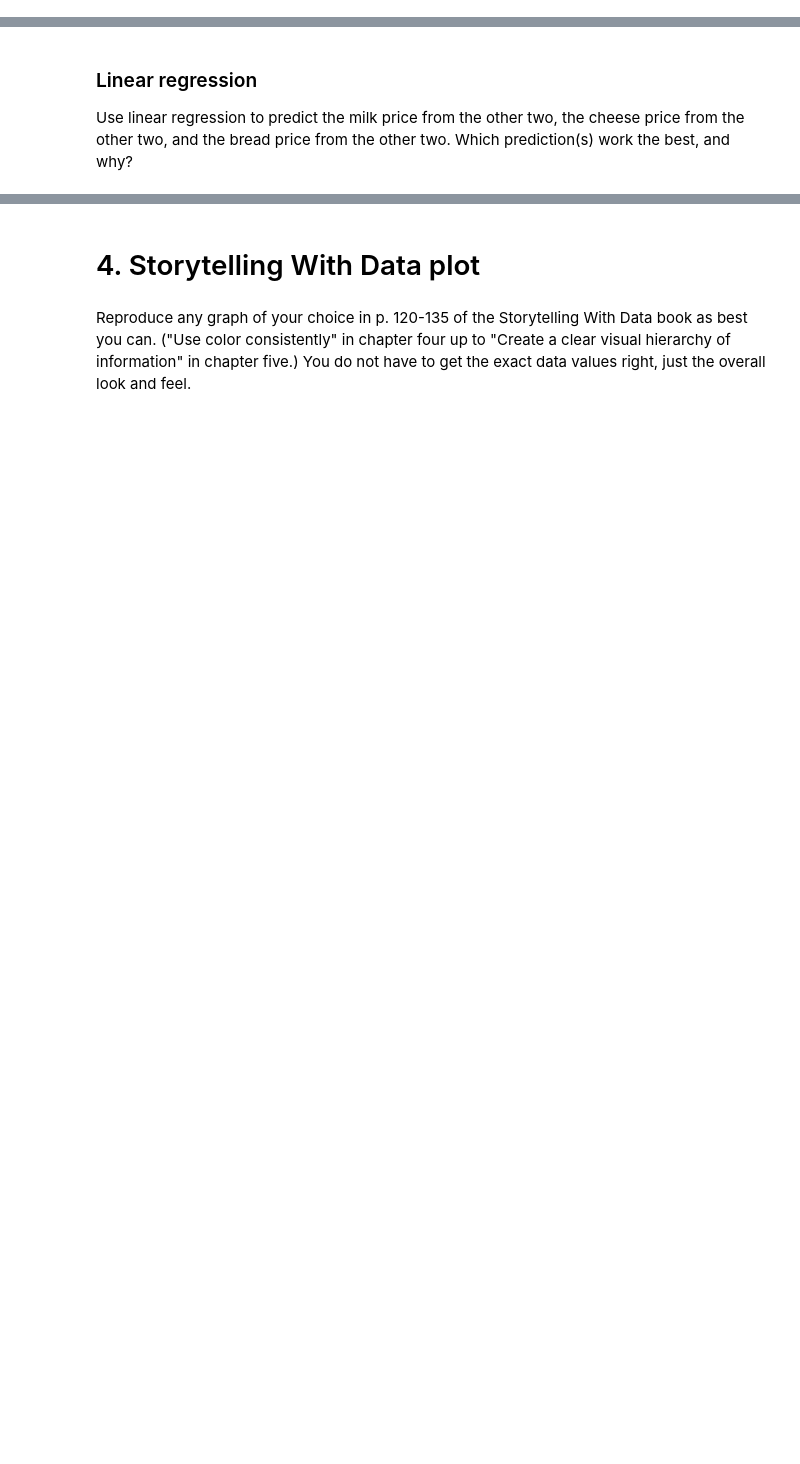
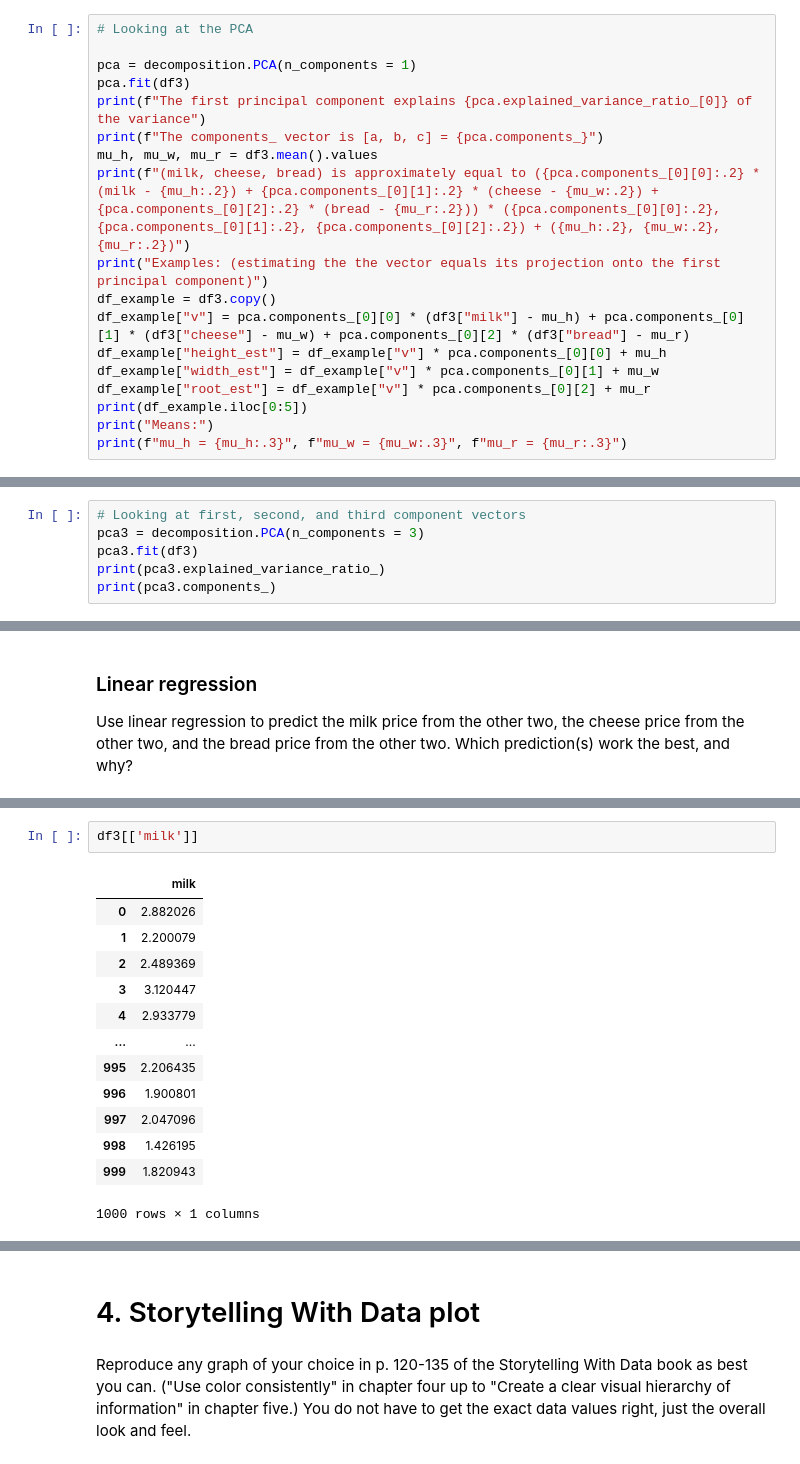
Before and after one commit to Haleymussary00/Module-B-semester-2, a Jupyter notebook: Week8.ipynb, the cells around one changed output, grey strips where cells are left out. Drawn from its saved outputs; the diff is of its cells as text; blank space fills up the shorter version.

```diff
--- a/Week8.ipynb
+++ b/Week8.ipynb
@@ -359,3 +364,21 @@ ax.set_ylabel("CHeese Price")
 Perform a principal component analysis of the data.  What are the first, second, and third component vectors?
 
 Challenge question: explain why the three vectors point as they do.  (Could someone have guessed the order of the three vectors, even before running the analysis?)
+# %%
+# Looking at the PCA
+
+pca = decomposition.PCA(n_components = 1)
+pca.fit(df3)
+print(f"The first principal component explains {pca.explained_variance_ratio_[0]} of the variance")
+print(f"The components_ vector is [a, b, c] = {pca.components_}")
+mu_h, mu_w, mu_r = df3.mean().values
+print(f"(milk, cheese, bread) is approximately equal to ({pca.components_[0][0]:.2} * (milk - {mu_h:.2}) + {pca.components_[0][1]:.2} * (cheese - {mu_w:.2}) + {pca.components_[0][2]:.2} * (bread - {mu_r:.2})) * ({pca.components_[0][0]:.2}, {pca.components_[0][1]:.2}, {pca.components_[0][2]:.2}) + ({mu_h:.2}, {mu_w:.2}, {mu_r:.2})")
+print("Examples: (estimating the the vector equals its projection onto the first principal component)")
+df_example = df3.copy()
+df_example["v"] = pca.components_[0][0] * (df3["milk"] - mu_h) + pca.components_[0][1] * (df3["cheese"] - mu_w) + pca.components_[0][2] * (df3["bread"] - mu_r)
+df_example["height_est"] = df_example["v"] * pca.components_[0][0] + mu_h
+df_example["width_est"] = df_example["v"] * pca.components_[0][1] + mu_w
+df_example["root_est"] = df_example["v"] * pca.components_[0][2] + mu_r
+print(df_example.iloc[0:5])
+print("Means:")
+print(f"mu_h = {mu_h:.3}", f"mu_w = {mu_w:.3}", f"mu_r = {mu_r:.3}")
@@ -361,0 +398,6 @@ Challenge question: explain why the three vectors point as they do.  (Could some
+# %%
+# Looking at first, second, and third component vectors
+pca3 = decomposition.PCA(n_components = 3)
+pca3.fit(df3)
+print(pca3.explained_variance_ratio_)
+print(pca3.components_)
@@ -365,0 +442,16 @@ Use linear regression to predict the milk price from the other two, the cheese p
+# %%
+df3[['milk']]
+# %% [output]
+|  | milk |
+| 0 | 2.882026 |
+| 1 | 2.200079 |
+| 2 | 2.489369 |
+| 3 | 3.120447 |
+| 4 | 2.933779 |
+| ... | ... |
+| 995 | 2.206435 |
+| 996 | 1.900801 |
+| 997 | 2.047096 |
+| 998 | 1.426195 |
+| 999 | 1.820943 |
+1000 rows × 1 columns
```
Also changed, not shown: parts of 12 cells of this notebook.
